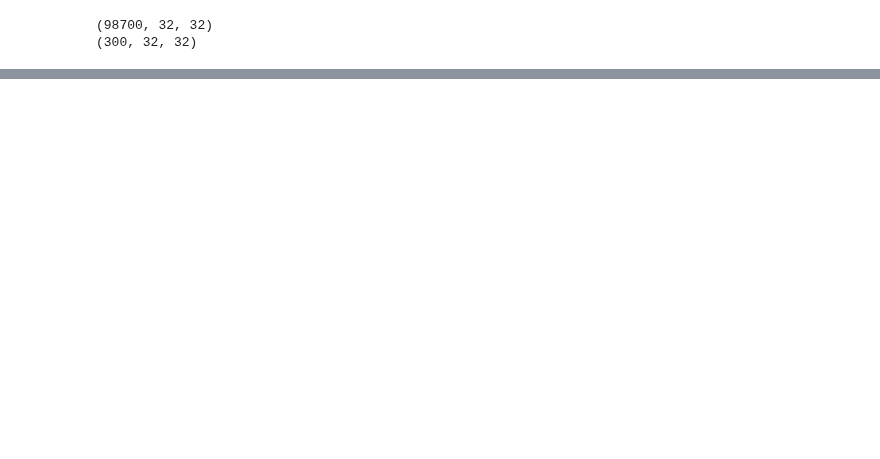
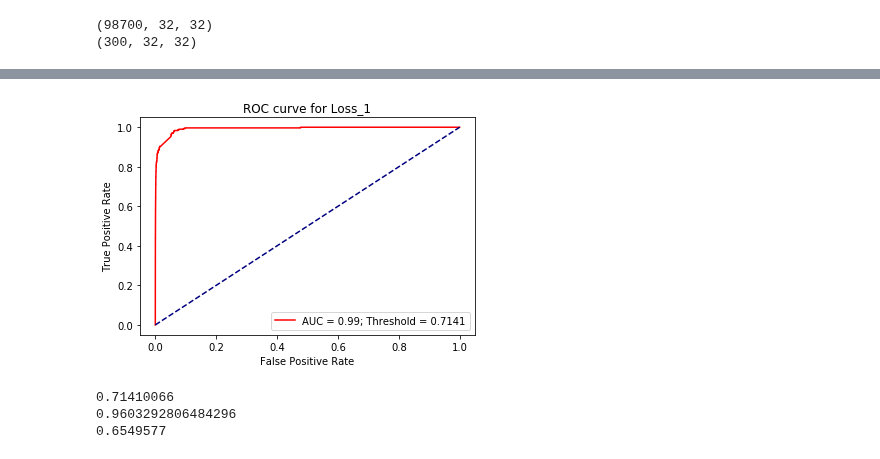
Before and after one commit to lorenzosintini/4YP, a Jupyter notebook: Models_v3/VAE_Novel_NASA.ipynb, the cells around one changed output, grey strips where cells are left out. Cells and saved outputs as stored; diff of their text form; code cells hidden in the pictures; blank space fills up the shorter version.

```diff
--- a/Models_v3/VAE_Novel_NASA.ipynb
+++ b/Models_v3/VAE_Novel_NASA.ipynb
@@ -230,12 +230,12 @@ print(time.time()-start_time)
 CVAE_25 = CVAE(25)
 CVAE_25.encoder_nn.load_weights('/content/drive/My Drive/4YP/Saved_NASA_model/CVAE_Encoder_25/Encoder.npy')
 CVAE_25.decoder_nn.load_weights('/content/drive/My Drive/4YP/Saved_NASA_model/CVAE_Decoder_25/Decoder.npy')
-#CVAE_10 = CVAE(10)
-#CVAE_10.encoder_nn.load_weights('/content/drive/My Drive/4YP/Saved_NASA_model/CVAE_Encoder_10/Encoder.npy')
-#CVAE_10.decoder_nn.load_weights('/content/drive/My Drive/4YP/Saved_NASA_model/CVAE_Decoder_10/Decoder.npy')
-#CVAE_2 = CVAE(2)
-#CVAE_2.encoder_nn.load_weights('/content/drive/My Drive/4YP/Saved_NASA_model/CVAE_Encoder_2/Encoder.npy')
-#CVAE_2.decoder_nn.load_weights('/content/drive/My Drive/4YP/Saved_NASA_model/CVAE_Decoder_2/Decoder.npy')
+CVAE_10 = CVAE(10)
+CVAE_10.encoder_nn.load_weights('/content/drive/My Drive/4YP/Saved_NASA_model/CVAE_Encoder_10/Encoder.npy')
+CVAE_10.decoder_nn.load_weights('/content/drive/My Drive/4YP/Saved_NASA_model/CVAE_Decoder_10/Decoder.npy')
+CVAE_2 = CVAE(2)
+CVAE_2.encoder_nn.load_weights('/content/drive/My Drive/4YP/Saved_NASA_model/CVAE_Encoder_2/Encoder.npy')
+CVAE_2.decoder_nn.load_weights('/content/drive/My Drive/4YP/Saved_NASA_model/CVAE_Decoder_2/Decoder.npy')
 # %% [output]
 <tensorflow.python.training.tracking.util.CheckpointLoadStatus at 0x...>
 # %%
@@ -1182,4 +1185,15 @@ Epoch 15/15
 <tensorflow.python.keras.callbacks.History at 0x...>
+# %%
+predictions = model.predict(np.append(losses_novel_img[1], losses_typical_img[1][0:98700], axis=0))
+_, threshold, _, _, avg_accuracy, threshold_avg_accuracy = threshold_ROC(train_labels, predictions, 'Loss_1', plot=True)
+print(threshold)
+print(avg_accuracy)
+print(threshold_avg_accuracy)
+# %% [output]
+[figure, added]
+0.71410066
+0.9603292806484296
+0.6549577
 # %%
 dataset = setup_dataset(novel_images[300:332].astype('float32'))
 test_images = Loss_1_img(CVAE_25, dataset)
```
Also changed, not shown: parts of 10 cells of this notebook.
